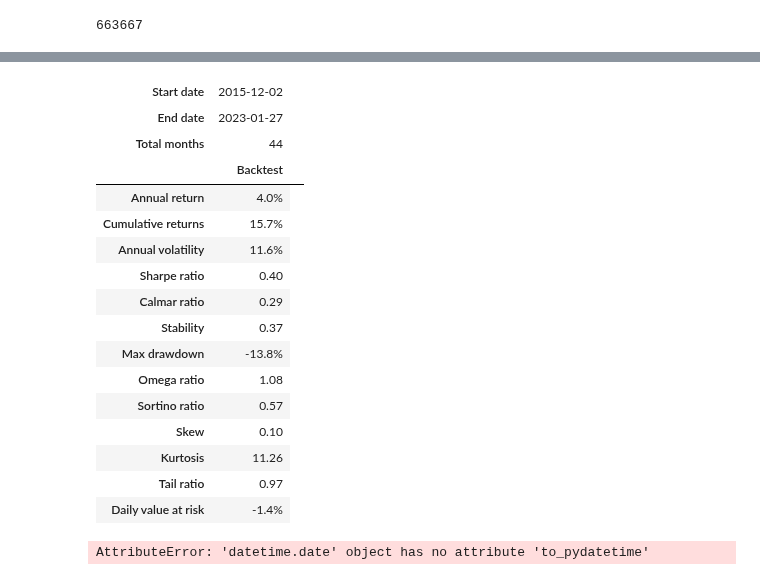
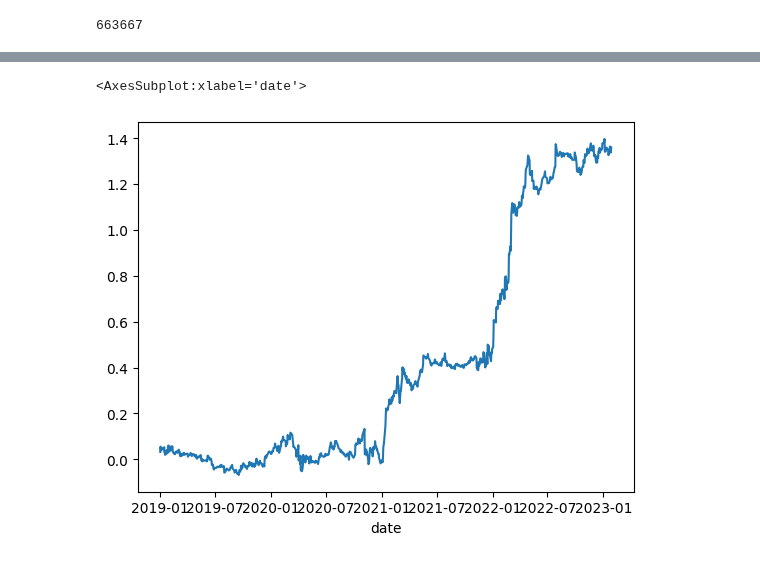
Before and after one commit to aws-samples/quant-research, a Jupyter notebook: src/notebooks/quant_research_examples/intraday_momentum.ipynb, the cells around one changed output, grey strips where cells are left out. Cells and saved outputs as stored; diff of their text form; code cells hidden in the pictures.

```diff
--- a/src/notebooks/quant_research_examples/intraday_momentum.ipynb
+++ b/src/notebooks/quant_research_examples/intraday_momentum.ipynb
@@ -992,22 +756,11 @@ ModuleNotFoundError: No module named 'pyfolio'
 # %%
-pf.create_returns_tear_sheet(sym_pd_pivot[sym_pd_pivot['open_close_09:30_SIGN']==1].query(f'symbol=="{"SPY"}"').reset_index().set_index('date')['day_change_pnl']/100)
+portf_pnl=pd.pivot_table(pd.concat(res_check_arr), values=[ pnl_f ],
+                              index=[ 'date'],
+                              columns=['symbol'],
+                              aggfunc='mean' )
+portf_pnl['daily_pnl']=portf_pnl.sum(axis=1)/100
+portf_pnl['daily_pnl'].cumsum().plot()
 # %% [output]
-| Start date | 2015-12-02 |  |
-| End date | 2023-01-27 |  |
-| Total months | 44 |  |
-|  | Backtest |
-| Annual return | 4.0% |
-| Cumulative returns | 15.7% |
-| Annual volatility | 11.6% |
-| Sharpe ratio | 0.40 |
-| Calmar ratio | 0.29 |
-| Stability | 0.37 |
-| Max drawdown | -13.8% |
-| Omega ratio | 1.08 |
-| Sortino ratio | 0.57 |
-| Skew | 0.10 |
-| Kurtosis | 11.26 |
-| Tail ratio | 0.97 |
-| Daily value at risk | -1.4% |
-AttributeError: 'datetime.date' object has no attribute 'to_pydatetime'
+<AxesSubplot:xlabel='date'>
+[figure, added]
 # %%
```
Also changed, not shown: parts of 31 cells of this notebook.
